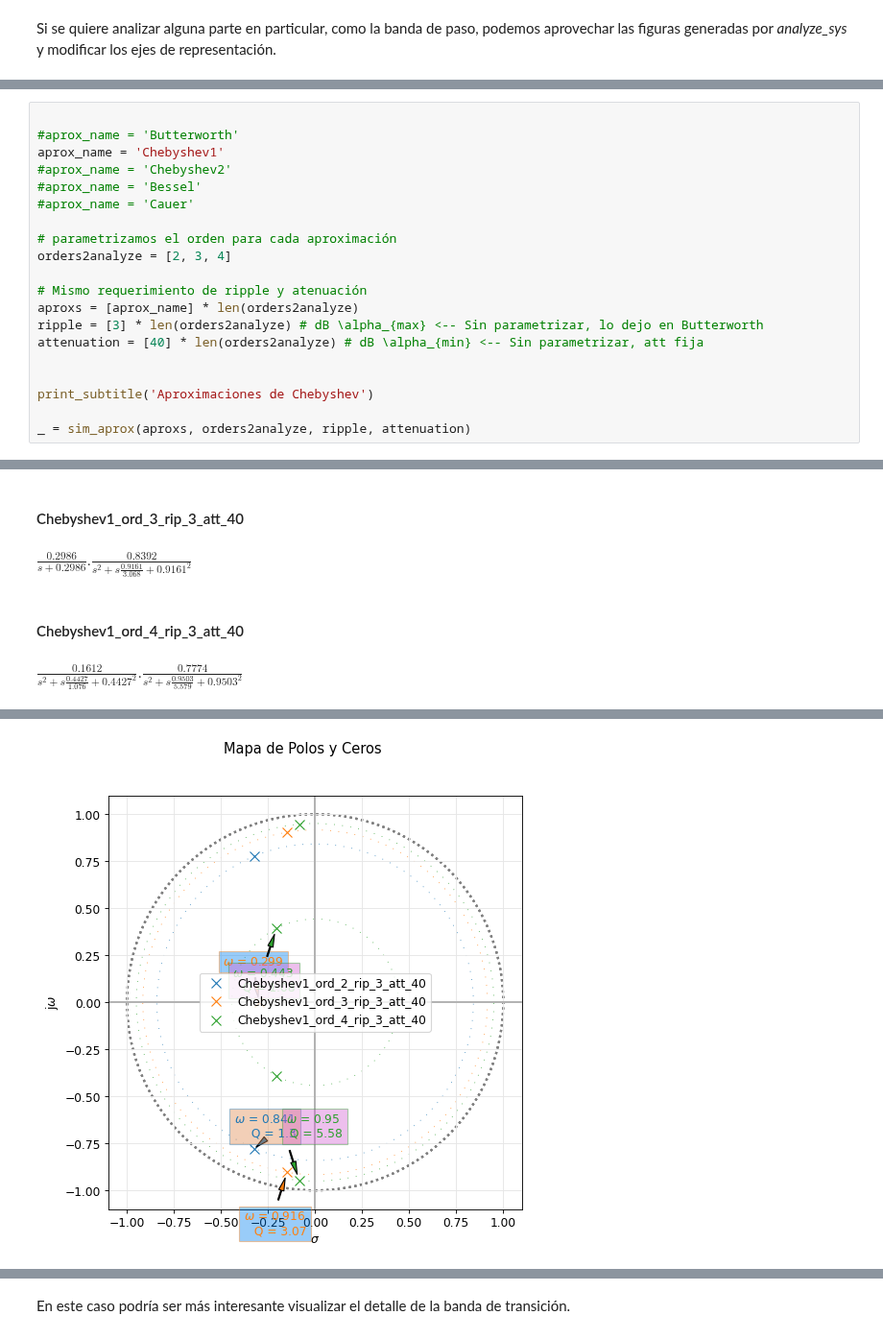
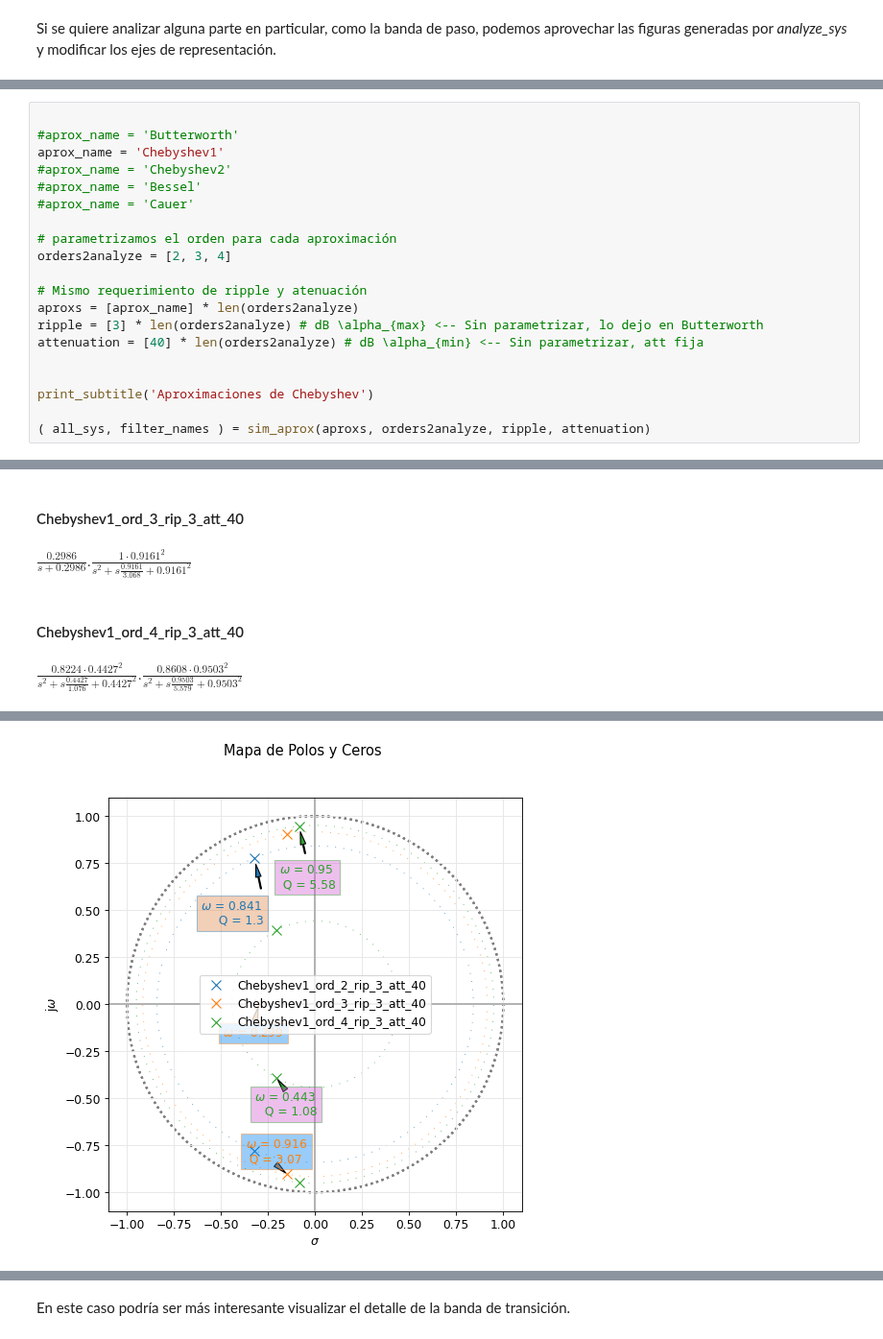
Before and after one commit to marianux/pytc2, a Jupyter notebook: docs/notebooks/ejnb_ComparativaOrdenes.ipynb, the cells around one changed output, grey strips where cells are left out. Shown at 96% size. Drawn from its saved outputs; the diff is of its cells as text.

```diff
--- a/docs/notebooks/ejnb_ComparativaOrdenes.ipynb
+++ b/docs/notebooks/ejnb_ComparativaOrdenes.ipynb
@@ -241,7 +241,7 @@ attenuation = [40] * len(orders2analyze) # dB \alpha_{min} <-- Sin parametrizar,
 
 print_subtitle('Aproximaciones de Chebyshev')
 
-_ = sim_aprox(aproxs, orders2analyze, ripple, attenuation)
+( all_sys, filter_names ) = sim_aprox(aproxs, orders2analyze, ripple, attenuation)
 # %% [output]
 #### Aproximaciones de Chebyshev
 #### Chebyshev1_ord_2_rip_3_att_40
@@ -249,4 +249,4 @@ $\displaystyle   \frac{0.5012 }{s^2 + s \frac{0.8414}{1.305} + 0.8414^2}$
 #### Chebyshev1_ord_3_rip_3_att_40
-$\displaystyle   \frac{0.2986 }{s + 0.2986 } . \frac{0.8392 }{s^2 + s \frac{0.9161}{3.068} + 0.9161^2}$
+$\displaystyle   \frac{0.2986 }{s + 0.2986 } . \frac{  1 \cdot 0.9161^2}{s^2 + s \frac{0.9161}{3.068} + 0.9161^2}$
 #### Chebyshev1_ord_4_rip_3_att_40
-$\displaystyle   \frac{0.1612 }{s^2 + s \frac{0.4427}{1.076} + 0.4427^2} . \frac{0.7774 }{s^2 + s \frac{0.9503}{5.579} + 0.9503^2}$
+$\displaystyle   \frac{0.8224 \cdot 0.4427^2}{s^2 + s \frac{0.4427}{1.076} + 0.4427^2} . \frac{0.8608 \cdot 0.9503^2}{s^2 + s \frac{0.9503}{5.579} + 0.9503^2}$
@@ -254 +254 @@ $\displaystyle   \frac{0.1612 }{s^2 + s \frac{0.4427}{1.076} + 0.4427^2} . \frac
-[figure, old version]
+[figure, new version]
```
Also changed, not shown: parts of 16 cells of this notebook, 5 other files.
